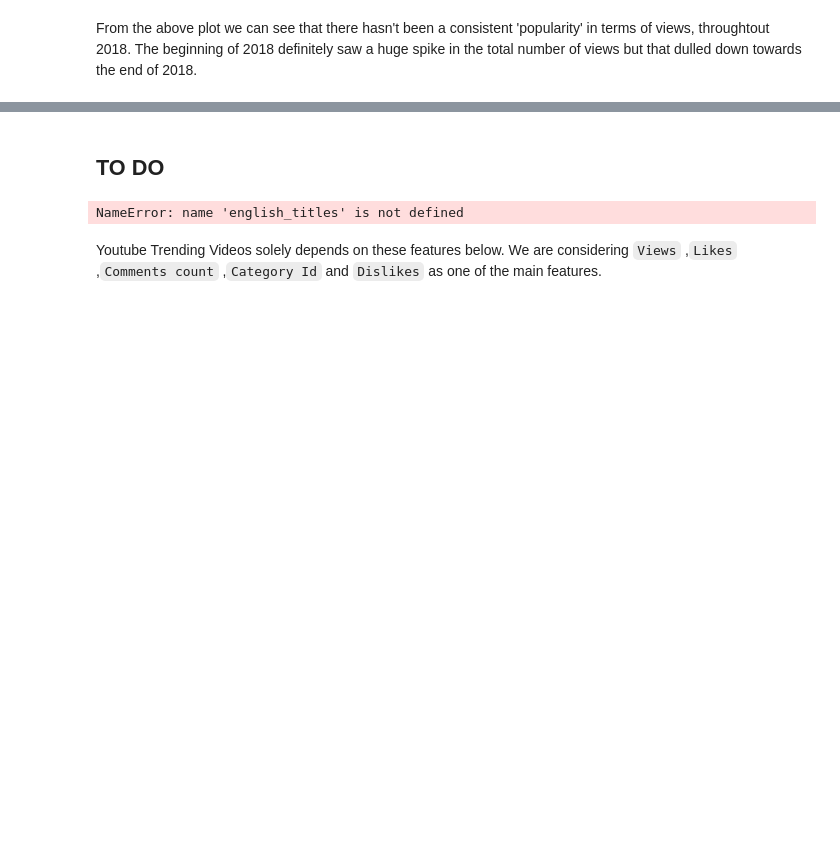
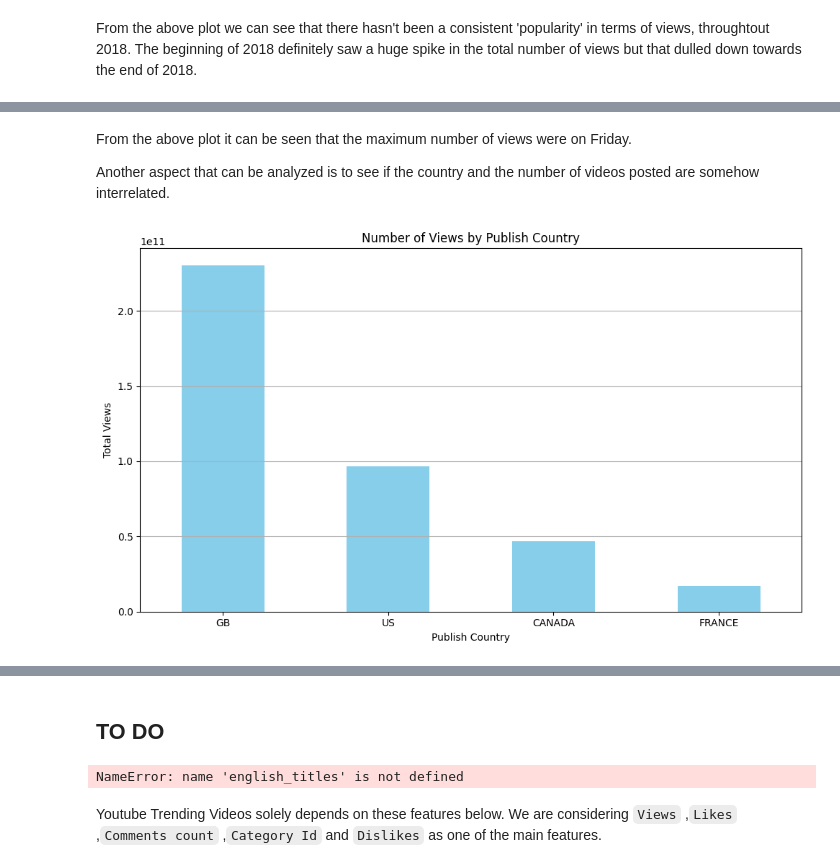
Before and after one commit to SAnand2903/BA830, a Jupyter notebook: BA830_Project.ipynb, the cells around one changed output, grey strips where cells are left out. Cells and saved outputs as stored; diff of their text form; code cells hidden in the pictures; blank space fills up the shorter version.

```diff
--- a/BA830_Project.ipynb
+++ b/BA830_Project.ipynb
@@ -223,0 +228,20 @@ From the above plot we can see that there hasn't been a consistent 'popularity'
+# %% [markdown]
+From the above plot it can be seen that the maximum number of views were on Friday.
+
+Another aspect that can be analyzed is to see if the country and the number of videos posted are somehow interrelated.
+# %%
+# Group by publish_country and calculate the total views for each country
+views_by_country = df.groupby('publish_country')['views'].sum().sort_values(ascending=False)
+
+# Plotting
+plt.figure(figsize=(10, 6))
+views_by_country.plot(kind='bar', color='skyblue')
+plt.title('Number of Views by Publish Country')
+plt.xlabel('Publish Country')
+plt.ylabel('Total Views')
+plt.xticks(rotation=0)
+plt.grid(axis='y')
+plt.tight_layout()
+plt.show()
+# %% [output]
+[figure, added]
```
Also changed, not shown: parts of 9 cells of this notebook.
